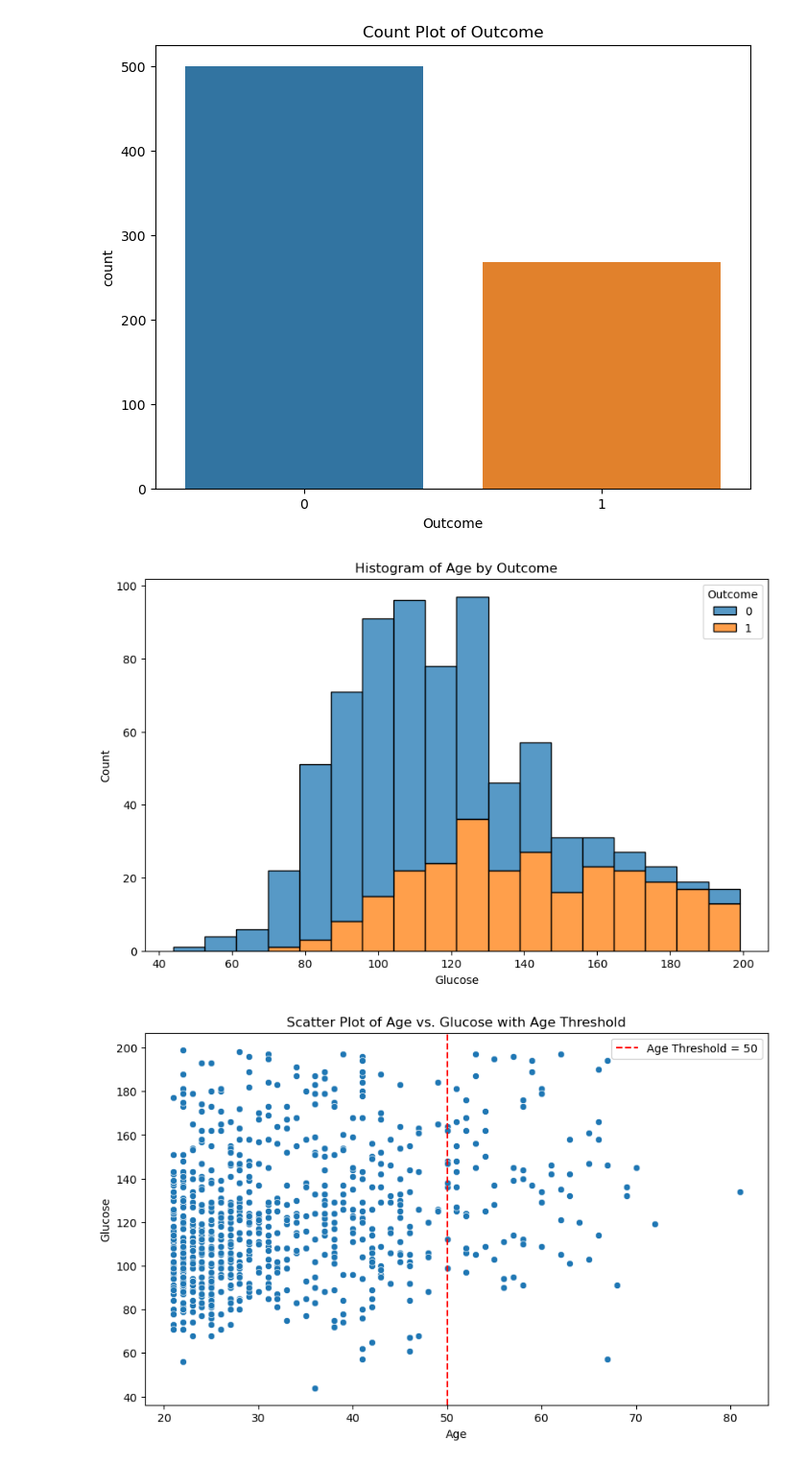
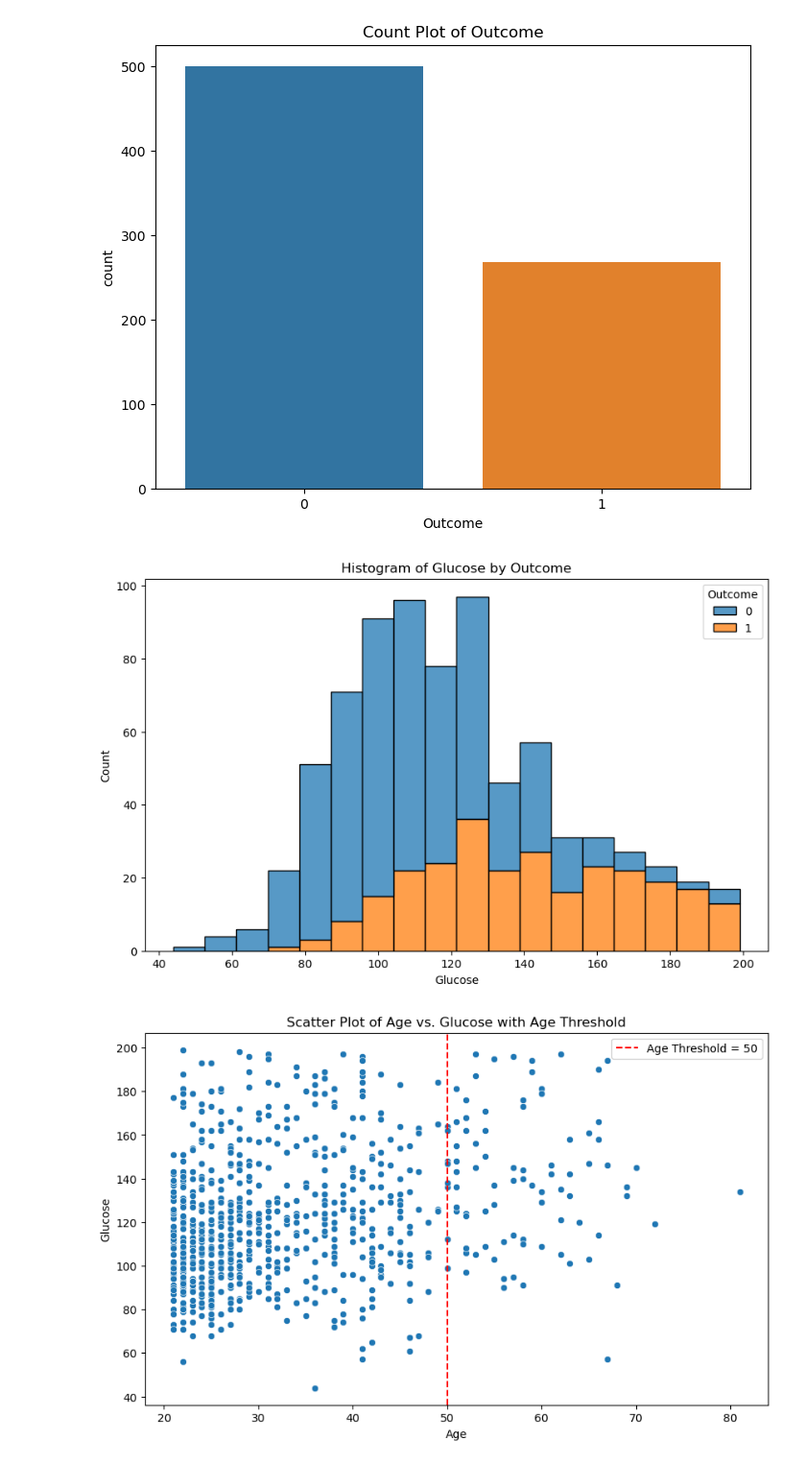
Before and after one commit to ZahraKiashemshaki/Diabetes-data-analyzing, a Jupyter notebook: Diabetes data analyzing .ipynb, the cells around one changed output. Shown: that part at 96% size. Drawn from its saved outputs; the diff is of its cells as text; code cells hidden in the pictures.

```diff
--- a/Diabetes data analyzing .ipynb
+++ b/Diabetes data analyzing .ipynb
@@ -211,11 +211,11 @@ plt.show()
 # %%
 # Histogram plot with hue
 plt.figure(figsize=(10, 6))
 sns.histplot(data=df_filled, x='Glucose', hue='Outcome', multiple='stack')
-plt.title('Histogram of Age by Outcome')
+plt.title('Histogram of Glucose by Outcome')
 plt.show()
 # %% [output]
-[figure, old version]
+[figure, new version]
 # %%
 
 # Define the threshold for Age
```
Also changed, not shown: parts of 2 cells of this notebook.
